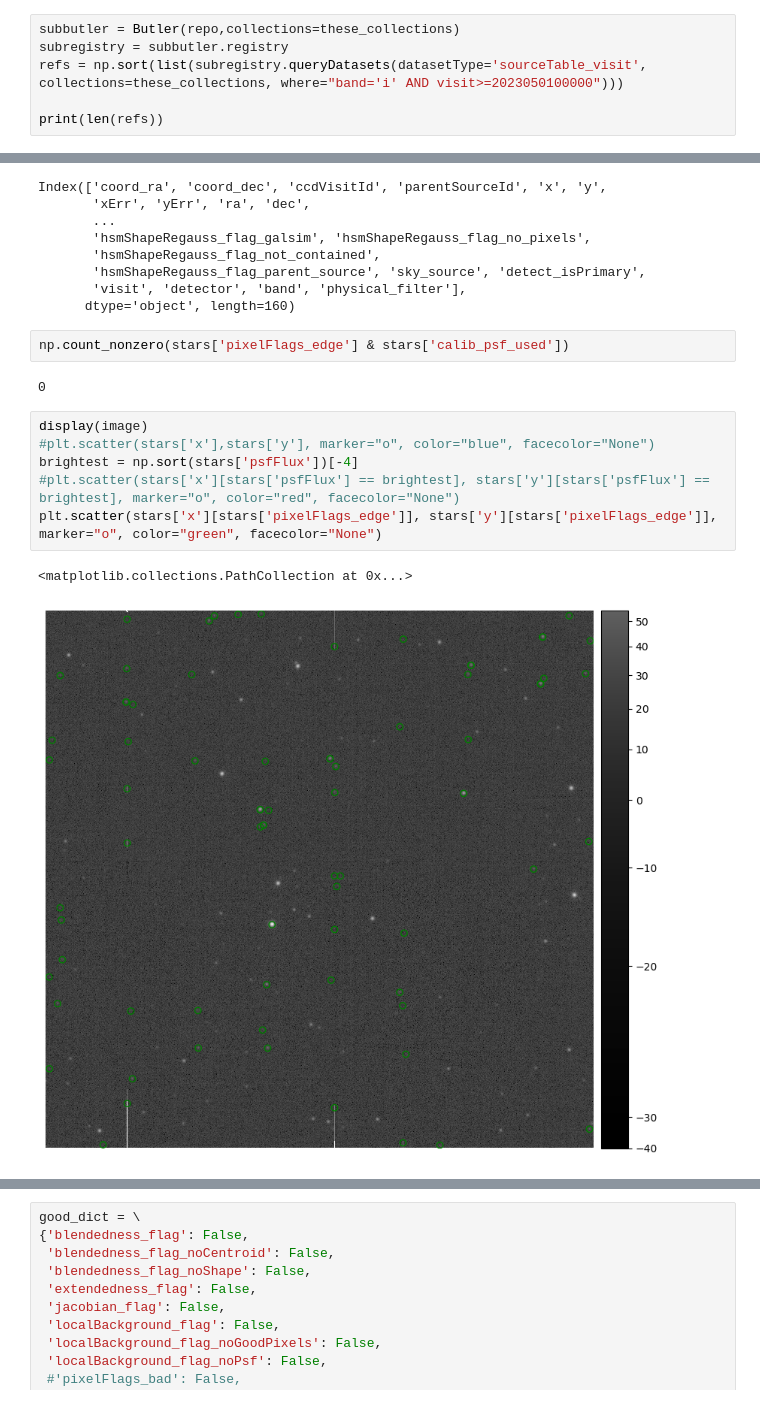
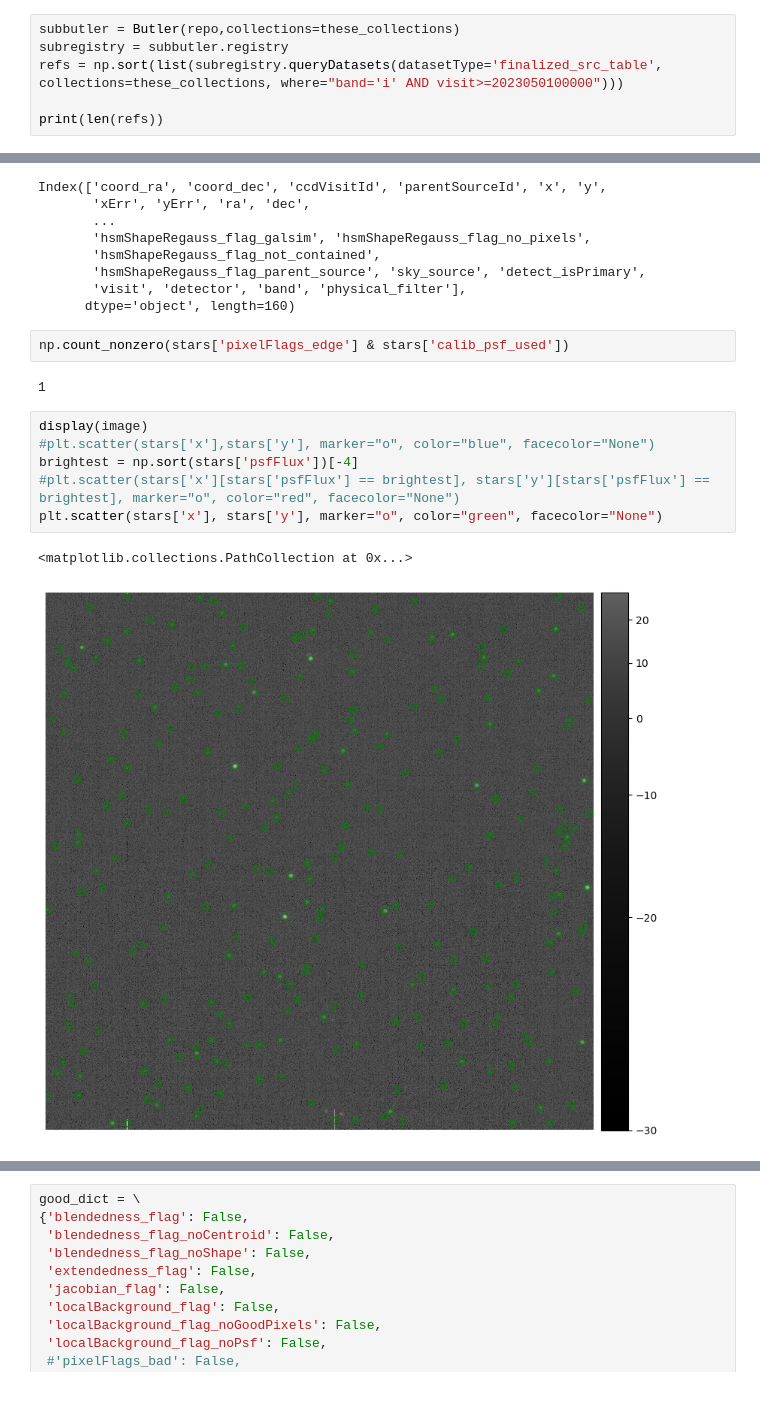
Before and after one commit to Alex-Broughton/auxtel-com, a Jupyter notebook: notebooks/FirstLookAuxTelData.ipynb, the cells around one changed output, grey strips where cells are left out. Saved outputs shown, nothing was run; the diff lists cells and outputs as text.

```diff
--- a/notebooks/FirstLookAuxTelData.ipynb
+++ b/notebooks/FirstLookAuxTelData.ipynb
@@ -218,7 +213,7 @@ Let's grab a smaller butler which contains a registry of data within just these
 # %%
 subbutler = Butler(repo,collections=these_collections)
 subregistry = subbutler.registry
-refs = np.sort(list(subregistry.queryDatasets(datasetType='sourceTable_visit', collections=these_collections, where="band='i' AND visit>=2023050100000")))
+refs = np.sort(list(subregistry.queryDatasets(datasetType='finalized_src_table', collections=these_collections, where="band='i' AND visit>=2023050100000")))
 
 print(len(refs))
 # %% [output]
@@ -317,14 +276,14 @@ Index(['coord_ra', 'coord_dec', 'ccdVisitId', 'parentSourceId', 'x', 'y',
 # %%
 np.count_nonzero(stars['pixelFlags_edge'] & stars['calib_psf_used'])
 # %% [output]
-0
+1
 # %%
 display(image)
 #plt.scatter(stars['x'],stars['y'], marker="o", color="blue", facecolor="None")
 brightest = np.sort(stars['psfFlux'])[-4]
 #plt.scatter(stars['x'][stars['psfFlux'] == brightest], stars['y'][stars['psfFlux'] == brightest], marker="o", color="red", facecolor="None")
-plt.scatter(stars['x'][stars['pixelFlags_edge']], stars['y'][stars['pixelFlags_edge']], marker="o", color="green", facecolor="None")
+plt.scatter(stars['x'], stars['y'], marker="o", color="green", facecolor="None")
 # %% [output]
 <matplotlib.collections.PathCollection at 0x...>
-[figure, old version]
+[figure, new version]
 # %%
```
Also changed, not shown: parts of 13 cells of this notebook, 1 other file.
